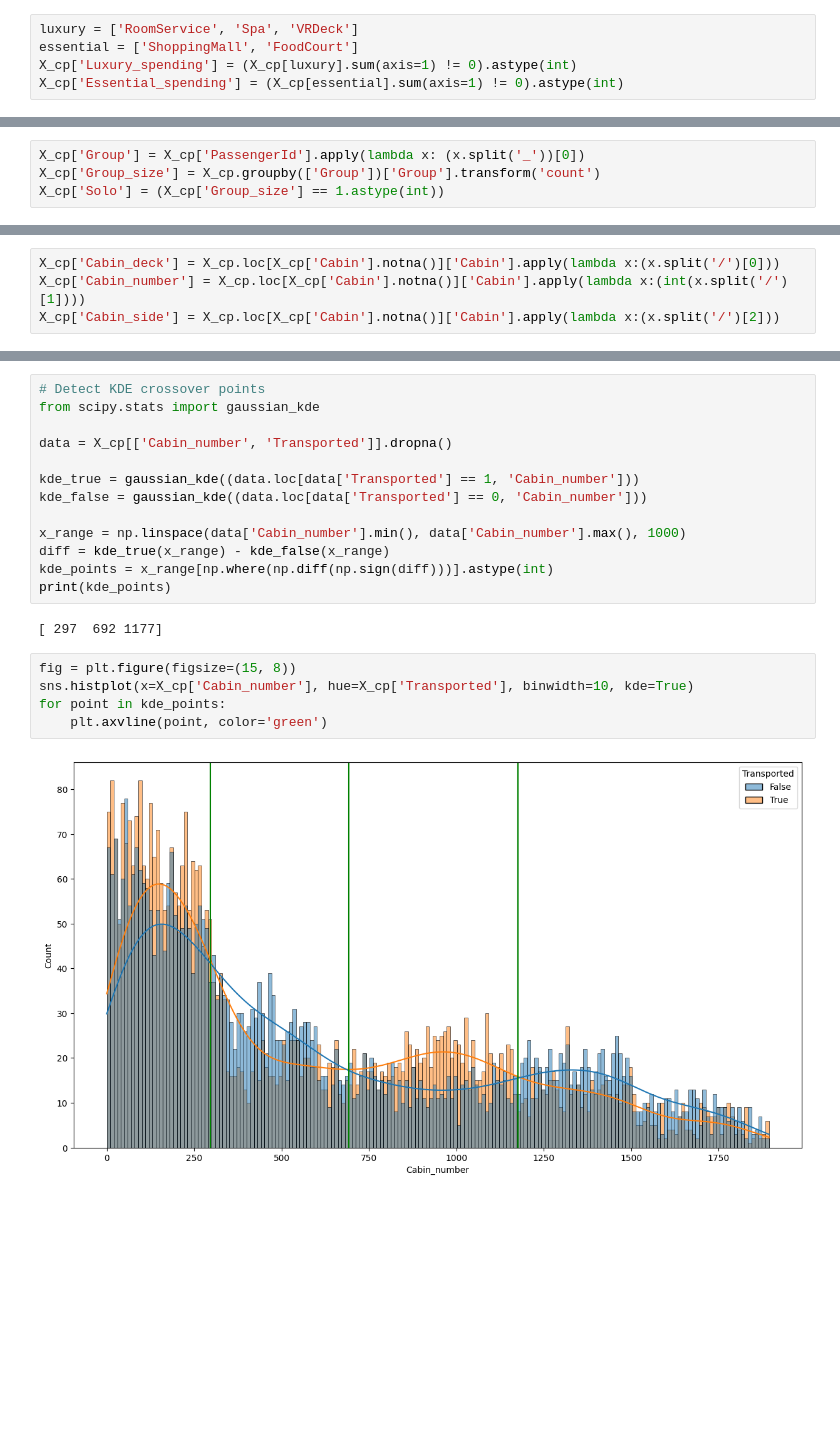
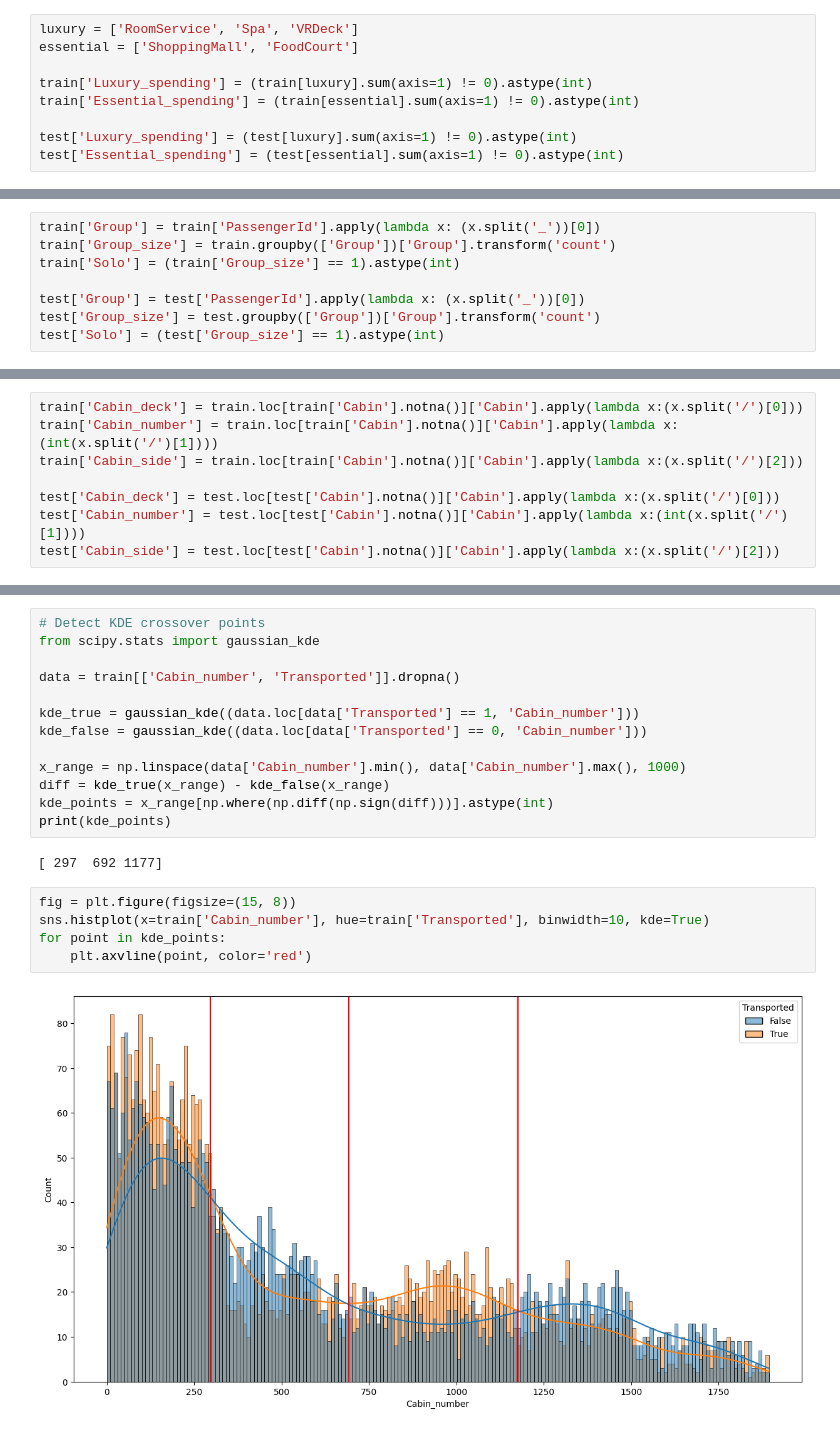
Before and after one commit to bina02/kaggle-Spaceship-titanic, a Jupyter notebook: main.ipynb, the cells around one changed output, grey strips where cells are left out. Cells and saved outputs as stored; diff of their text form; blank space fills up the shorter version.

```diff
--- a/main.ipynb
+++ b/main.ipynb
@@ -344,6 +351,10 @@ Name: Transported, dtype: float64
 # %%
 luxury = ['RoomService', 'Spa', 'VRDeck']
 essential = ['ShoppingMall', 'FoodCourt']
-X_cp['Luxury_spending'] = (X_cp[luxury].sum(axis=1) != 0).astype(int)
-X_cp['Essential_spending'] = (X_cp[essential].sum(axis=1) != 0).astype(int)
+
+train['Luxury_spending'] = (train[luxury].sum(axis=1) != 0).astype(int)
+train['Essential_spending'] = (train[essential].sum(axis=1) != 0).astype(int)
+
+test['Luxury_spending'] = (test[luxury].sum(axis=1) != 0).astype(int)
+test['Essential_spending'] = (test[essential].sum(axis=1) != 0).astype(int)
 # %%
@@ -366,5 +377,9 @@ Name: Transported, dtype: float64
 # %%
-X_cp['Group'] = X_cp['PassengerId'].apply(lambda x: (x.split('_'))[0])
-X_cp['Group_size'] = X_cp.groupby(['Group'])['Group'].transform('count')
-X_cp['Solo'] = (X_cp['Group_size'] == 1.astype(int))
+train['Group'] = train['PassengerId'].apply(lambda x: (x.split('_'))[0])
+train['Group_size'] = train.groupby(['Group'])['Group'].transform('count')
+train['Solo'] = (train['Group_size'] == 1).astype(int)
+
+test['Group'] = test['PassengerId'].apply(lambda x: (x.split('_'))[0])
+test['Group_size'] = test.groupby(['Group'])['Group'].transform('count')
+test['Solo'] = (test['Group_size'] == 1).astype(int)
 # %%
@@ -389,8 +404,12 @@ X_cp['Cabin'].head(5)
 4    F/1/S
 Name: Cabin, dtype: str
 # %%
-X_cp['Cabin_deck'] = X_cp.loc[X_cp['Cabin'].notna()]['Cabin'].apply(lambda x:(x.split('/')[0]))
-X_cp['Cabin_number'] = X_cp.loc[X_cp['Cabin'].notna()]['Cabin'].apply(lambda x:(int(x.split('/')[1])))
-X_cp['Cabin_side'] = X_cp.loc[X_cp['Cabin'].notna()]['Cabin'].apply(lambda x:(x.split('/')[2]))
+train['Cabin_deck'] = train.loc[train['Cabin'].notna()]['Cabin'].apply(lambda x:(x.split('/')[0]))
+train['Cabin_number'] = train.loc[train['Cabin'].notna()]['Cabin'].apply(lambda x:(int(x.split('/')[1])))
+train['Cabin_side'] = train.loc[train['Cabin'].notna()]['Cabin'].apply(lambda x:(x.split('/')[2]))
+
+test['Cabin_deck'] = test.loc[test['Cabin'].notna()]['Cabin'].apply(lambda x:(x.split('/')[0]))
+test['Cabin_number'] = test.loc[test['Cabin'].notna()]['Cabin'].apply(lambda x:(int(x.split('/')[1])))
+test['Cabin_side'] = test.loc[test['Cabin'].notna()]['Cabin'].apply(lambda x:(x.split('/')[2]))
 # %%
 fig, axes = plt.subplots(1, 3, figsize=(20, 5))
@@ -409,7 +428,7 @@ Notes:
 # Detect KDE crossover points
 from scipy.stats import gaussian_kde
 
-data = X_cp[['Cabin_number', 'Transported']].dropna()
+data = train[['Cabin_number', 'Transported']].dropna()
 
 kde_true = gaussian_kde((data.loc[data['Transported'] == 1, 'Cabin_number']))
 kde_false = gaussian_kde((data.loc[data['Transported'] == 0, 'Cabin_number']))
@@ -422,9 +441,9 @@ print(kde_points)
 [ 297  692 1177]
 # %%
 fig = plt.figure(figsize=(15, 8))
-sns.histplot(x=X_cp['Cabin_number'], hue=X_cp['Transported'], binwidth=10, kde=True)
+sns.histplot(x=train['Cabin_number'], hue=train['Transported'], binwidth=10, kde=True)
 for point in kde_points:
-    plt.axvline(point, color='green')
+    plt.axvline(point, color='red')
 # %% [output]
-[figure, old version]
+[figure, new version]
 # %%
```
Also changed, not shown: parts of 157 cells of this notebook.
